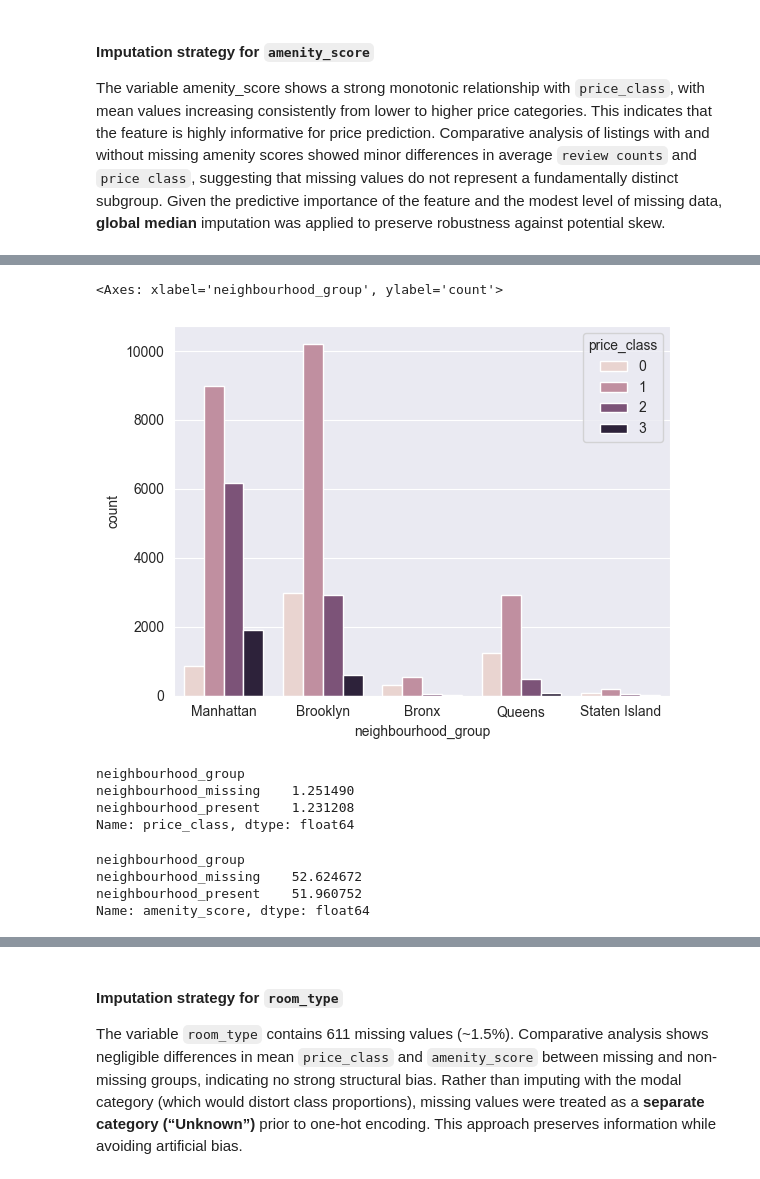
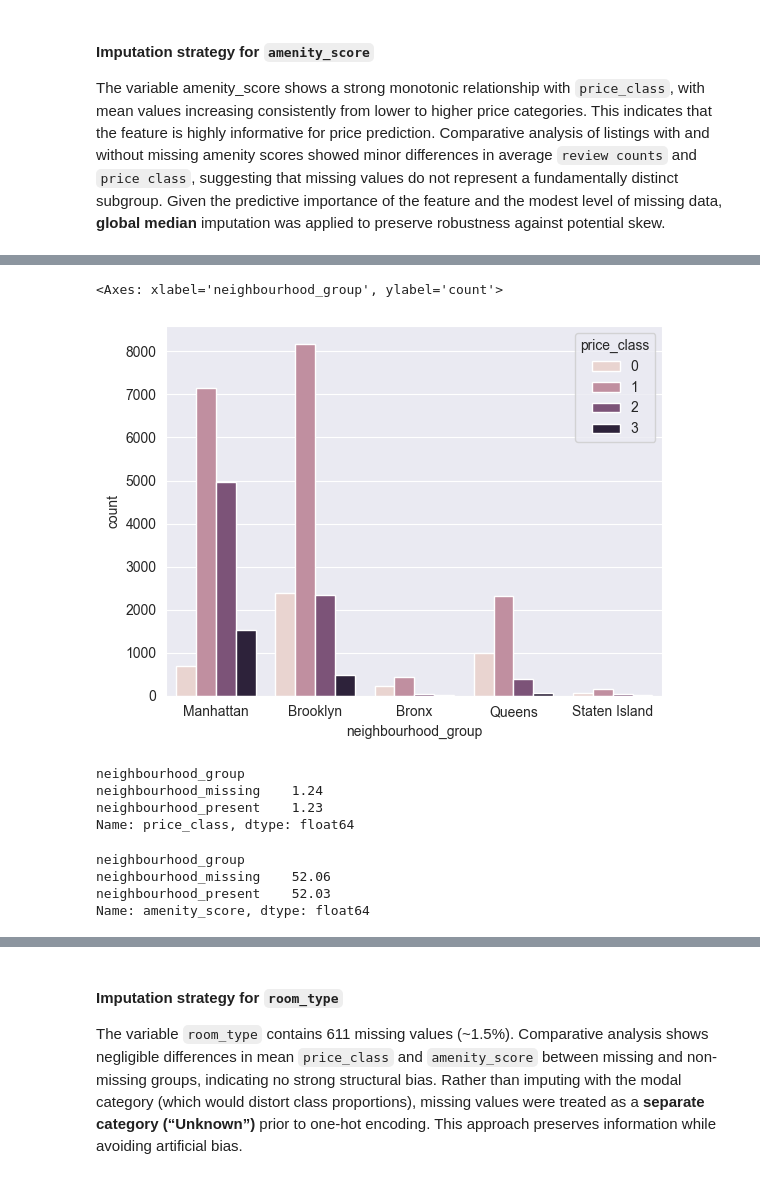
Before and after one commit to verdabatool/Implementing-FFNN-from-Scratch, a Jupyter notebook: q1.ipynb, the cells around one changed output, grey strips where cells are left out. Saved outputs shown, nothing was run; the diff lists cells and outputs as text; code cells hidden in the pictures.

Commit message:
split into train val and preprocessed

```diff
--- a/q1.ipynb
+++ b/q1.ipynb
@@ -145,5 +156,6 @@ Group-wise median imputation was evaluated by computing the median `minimum_nigh
 # %%
 # using MEDIAN to fill in the missing values in 'minimum_nights'
-df['minimum_nights'] = df['minimum_nights'].fillna(df['minimum_nights'].median())
+train_df['minimum_nights'] = train_df['minimum_nights'].fillna(train_df['minimum_nights'].median())
+val_df['minimum_nights'] = val_df['minimum_nights'].fillna(train_df['minimum_nights'].median())
 # %%
 # b. number_of_reviews
@@ -187,6 +200,7 @@ The difference is modest (~10 days) and does not indicate a fundamentally distin
 Thus, missing values were **replaced with 0** to preserve semantic consistency and avoid introducing bias.
 # %%
 # using 0 to fill in the missing values in 'number_of_reviews'
-df['number_of_reviews'] = df['number_of_reviews'].fillna(0)
+train_df['number_of_reviews'] = train_df['number_of_reviews'].fillna(0)
+val_df['number_of_reviews'] = val_df['number_of_reviews'].fillna(0)
 # %%
 # c. availability_365
@@ -237,5 +251,6 @@ Since both boundary values (0 and 365) carry strong behavioral interpretations,
 # %%
 # filling missing values with median in `availability_365`
-df['availability_365'] = df['availability_365'].fillna(df['availability_365'].median())
+train_df['availability_365'] = train_df['availability_365'].fillna(train_df['availability_365'].median())
+val_df['availability_365'] = val_df['availability_365'].fillna(train_df['availability_365'].median())
 # %%
 # d. amenity_score
@@ -299,6 +285,7 @@ Name: price_class, dtype: float64
 The variable amenity_score shows a strong monotonic relationship with `price_class`, with mean values increasing consistently from lower to higher price categories. This indicates that the feature is highly informative for price prediction. Comparative analysis of listings with and without missing amenity scores showed minor differences in average `review counts` and `price class`, suggesting that missing values do not represent a fundamentally distinct subgroup. Given the predictive importance of the feature and the modest level of missing data, **global median** imputation was applied to preserve robustness against potential skew.
 # %%
 # filling in missing values with global median for `amenity_score`
-df["amenity_score"] = df["amenity_score"].fillna(df["amenity_score"].median())
+train_df["amenity_score"] = train_df["amenity_score"].fillna(train_df["amenity_score"].median())
+val_df["amenity_score"] = val_df["amenity_score"].fillna(train_df["amenity_score"].median())
 # %%
 # e. neighbourhood_group
@@ -337,31 +304,31 @@ Name: price_class, dtype: float64
 # %%
-sns.countplot(x="neighbourhood_group", hue="price_class", data=df)
+sns.countplot(x="neighbourhood_group", hue="price_class", data=train_df)
 # %% [output]
 <Axes: xlabel='neighbourhood_group', ylabel='count'>
-[figure, old version]
+[figure, new version]
 # %%
 # checking if missing rows behave differently w.r.t price class
-neighbourhood_missing = df["neighbourhood_group"].isna().map({
+neighbourhood_missing = train_df["neighbourhood_group"].isna().map({
     True: "neighbourhood_missing",
     False: "neighbourhood_present"
 })
-df.groupby(neighbourhood_missing)["price_class"].mean()
+train_df.groupby(neighbourhood_missing)["price_class"].mean().round(2)
 # %% [output]
 neighbourhood_group
-neighbourhood_missing    1.251490
-neighbourhood_present    1.231208
+neighbourhood_missing    1.24
+neighbourhood_present    1.23
 Name: price_class, dtype: float64
 # %%
-# checking if missing rows behave differently w.r.t amenity_socre
-neighbourhood_missing = df["neighbourhood_group"].isna().map({
+# checking if missing rows behave differently w.r.t amenity_score
+neighbourhood_missing = train_df["neighbourhood_group"].isna().map({
     True: "neighbourhood_missing",
     False: "neighbourhood_present"
 })
-df.groupby(neighbourhood_missing)["amenity_score"].mean()
+train_df.groupby(neighbourhood_missing)["amenity_score"].mean().round(2)
 # %% [output]
 neighbourhood_group
-neighbourhood_missing    52.624672
-neighbourhood_present    51.960752
+neighbourhood_missing    52.06
+neighbourhood_present    52.03
 Name: amenity_score, dtype: float64
 # %% [markdown]
 #### Imputation strategy for `neighbourhood_group`
```
Also changed, not shown: parts of 49 cells of this notebook.
